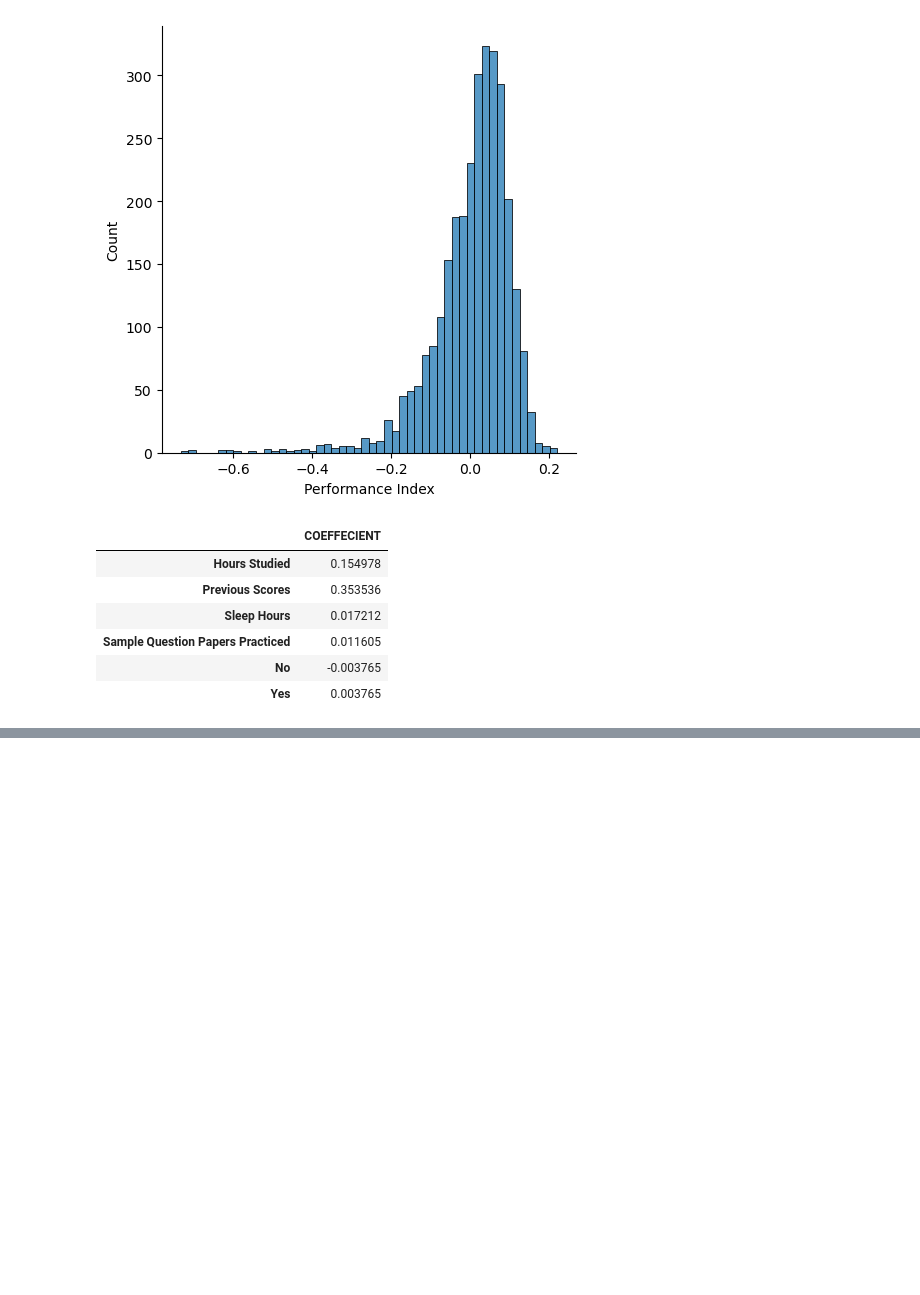
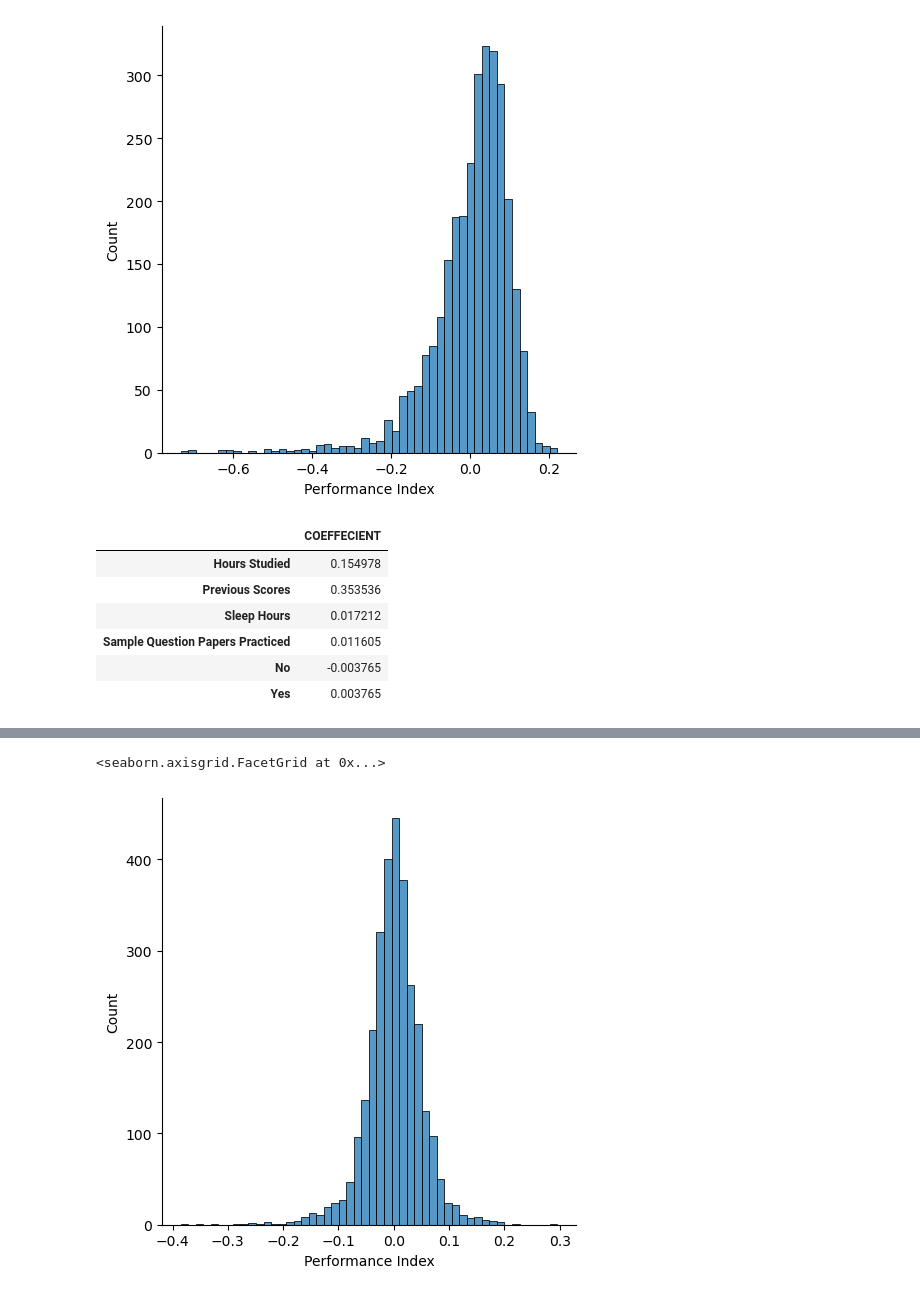
Before and after one commit to life-agrees/student_perfomance_using_Linear_Regression-, a Jupyter notebook: Student_peformance_linearRegression.ipynb, the cells around one changed output, grey strips where cells are left out. Cells and saved outputs as stored; diff of their text form; code cells hidden in the pictures; blank space fills up the shorter version.

```diff
--- a/Student_peformance_linearRegression.ipynb
+++ b/Student_peformance_linearRegression.ipynb
@@ -339,0 +349,3 @@ coeffecients
+# %%
+xgbs = XGBRegressor(n_estimators = 100)
+xgbs.fit(X_train,y_train)
@@ -339,0 +364,3 @@ coeffecients
+# %%
+cats = CatBoostRegressor(n_estimators =100)
+cats.fit(X_train,y_train)
@@ -339,0 +411,5 @@ coeffecients
+# %%
+x_pred = xgbs.predict(X_test)
+x_cat = cats.predict(X_test)
+x_tree = dtree.predict(X_test)
+x_rand = rand.predict(X_test)
@@ -339,0 +441,5 @@ coeffecients
+# %%
+sns.displot((y_test-x_cat),bins = 50)
+# %% [output]
+<seaborn.axisgrid.FacetGrid at 0x...>
+[figure, added]
```
Also changed, not shown: parts of 15 cells of this notebook.
